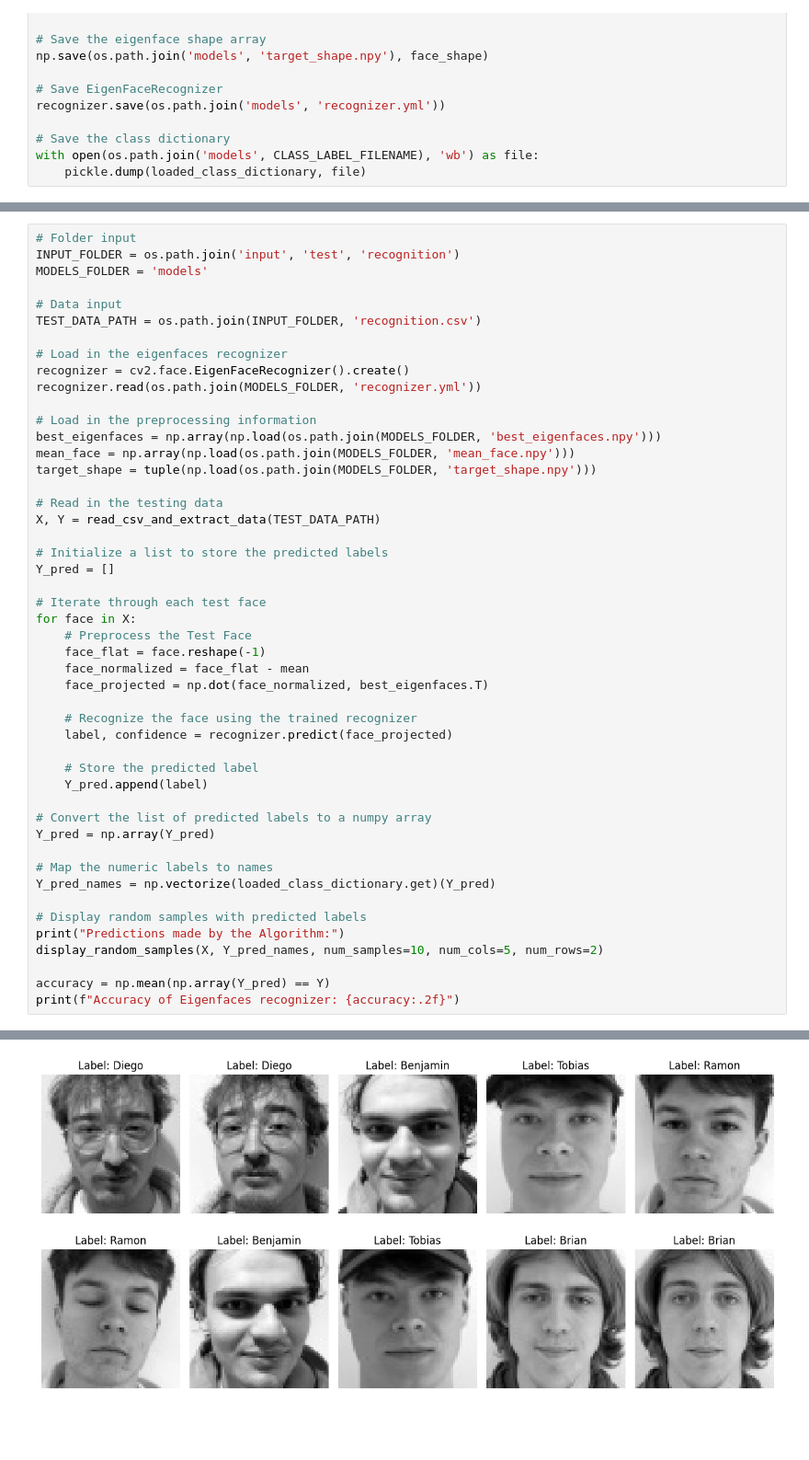
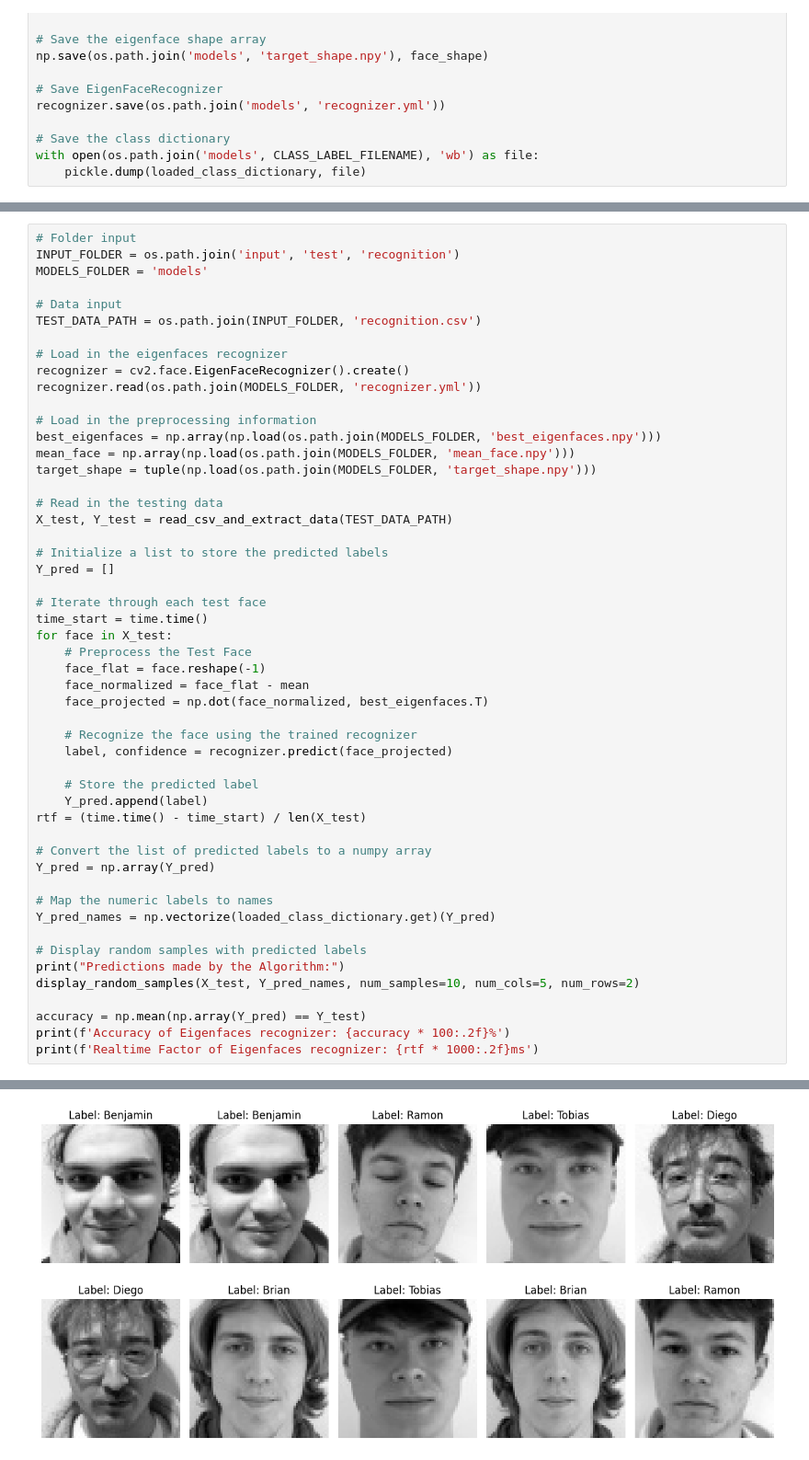
Before and after one commit to brian-vdb/visual-recognition, a Jupyter notebook: face_recognition.ipynb, the cells around one changed output, grey strips where cells are left out. Shown at 92% size. Drawn from its saved outputs; the diff is of its cells as text; blank space fills up the shorter version.

```diff
--- a/face_recognition.ipynb
+++ b/face_recognition.ipynb
@@ -303,36 +301,39 @@ mean_face = np.array(np.load(os.path.join(MODELS_FOLDER, 'mean_face.npy')))
 target_shape = tuple(np.load(os.path.join(MODELS_FOLDER, 'target_shape.npy')))
 
 # Read in the testing data
-X, Y = read_csv_and_extract_data(TEST_DATA_PATH)
+X_test, Y_test = read_csv_and_extract_data(TEST_DATA_PATH)
 
 # Initialize a list to store the predicted labels
 Y_pred = []
 
 # Iterate through each test face
-for face in X:
+time_start = time.time()
+for face in X_test:
     # Preprocess the Test Face
     face_flat = face.reshape(-1)
     face_normalized = face_flat - mean
     face_projected = np.dot(face_normalized, best_eigenfaces.T)
 
     # Recognize the face using the trained recognizer
     label, confidence = recognizer.predict(face_projected)
 
     # Store the predicted label
     Y_pred.append(label)
+rtf = (time.time() - time_start) / len(X_test)
 
 # Convert the list of predicted labels to a numpy array
 Y_pred = np.array(Y_pred)
 
 # Map the numeric labels to names
 Y_pred_names = np.vectorize(loaded_class_dictionary.get)(Y_pred)
 
 # Display random samples with predicted labels
 print("Predictions made by the Algorithm:")
-display_random_samples(X, Y_pred_names, num_samples=10, num_cols=5, num_rows=2)
+display_random_samples(X_test, Y_pred_names, num_samples=10, num_cols=5, num_rows=2)
 
-accuracy = np.mean(np.array(Y_pred) == Y)
-print(f"Accuracy of Eigenfaces recognizer: {accuracy:.2f}")
+accuracy = np.mean(np.array(Y_pred) == Y_test)
+print(f'Accuracy of Eigenfaces recognizer: {accuracy * 100:.2f}%')
+print(f'Realtime Factor of Eigenfaces recognizer: {rtf * 1000:.2f}ms')
 # %% [output]
 Predictions made by the Algorithm:
-[figure, old version]
+[figure, new version]
```
Also changed, not shown: parts of 4 cells of this notebook.
